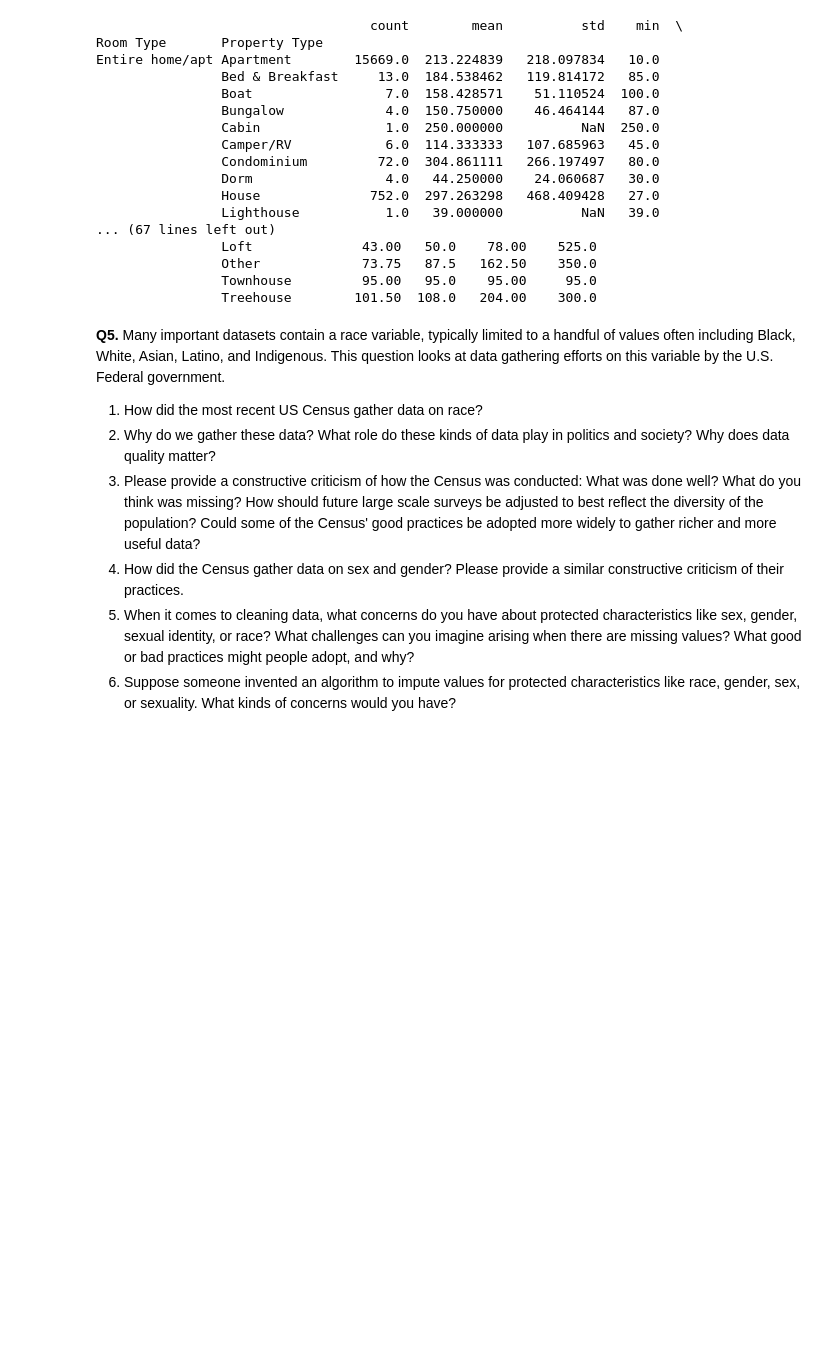
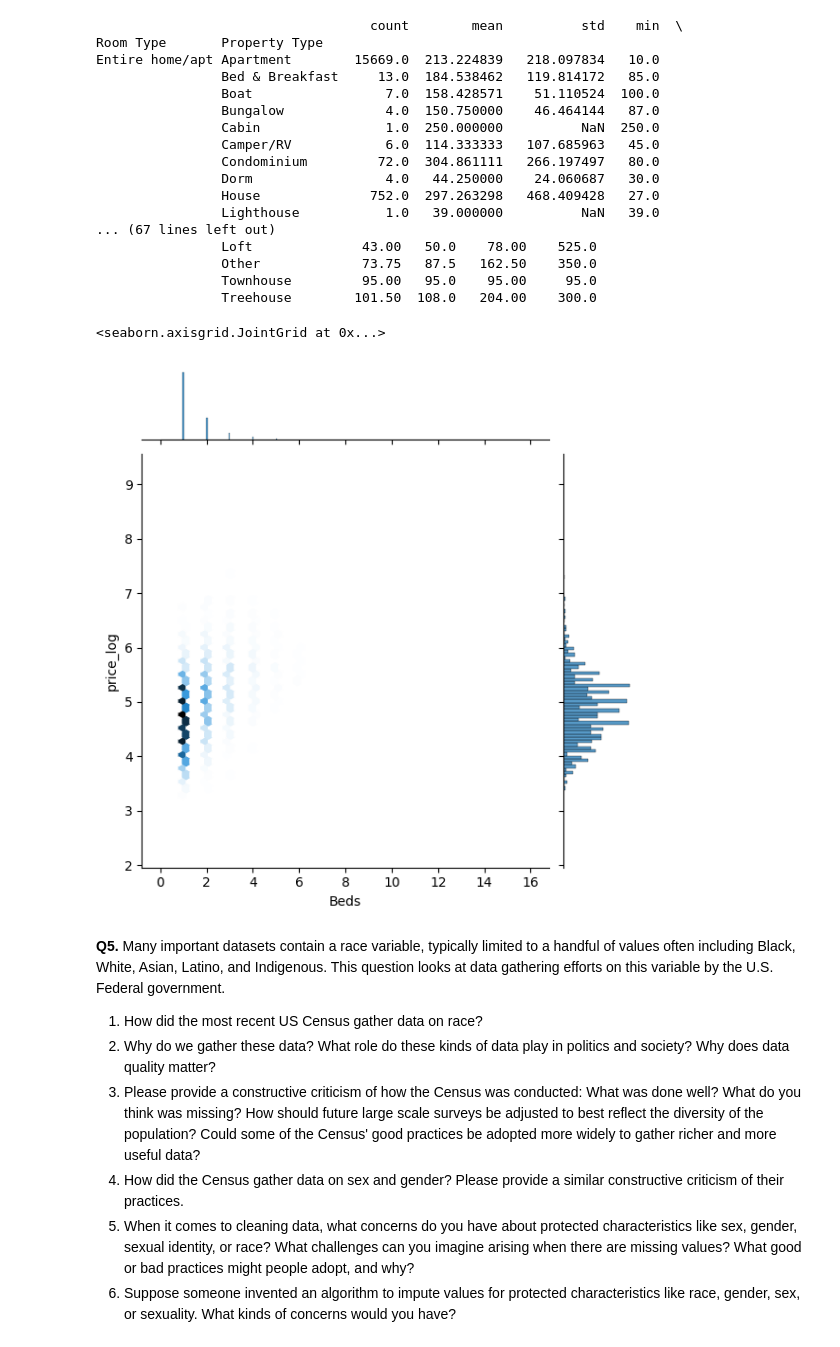
Before and after one commit to aniishap/assignment2, a Jupyter notebook: assignment2.ipynb, the cells around one changed output. Cells and saved outputs as stored; diff of their text form; code cells hidden in the pictures; blank space fills up the shorter version.

```diff
--- a/assignment2.ipynb
+++ b/assignment2.ipynb
@@ -412,6 +412,19 @@ Entire home/apt Apartment        15669.0  213.224839   218.097834   10.0
                 Other             73.75   87.5   162.50    350.0
                 Townhouse         95.00   95.0    95.00     95.0
                 Treehouse        101.50  108.0   204.00    300.0
+# %%
+# 7: jointplot with kind=hex
+sns.jointplot(x='Beds',y='price_log',data=df,kind='hex')
+
+# The data is more distributed around price log value 4-6, with most renters renting
+# 1 bed. Most of the data has renters renting 1-4 beds, but it decreases with the
+# more beds there are. It affects the way I think about the previous plots because
+# the scatterplots showed a large spread of the variety of bed count and types that are being
+# rented. I would have assumed the price_logs were well distributed, but the joint_plot
+# shows me that most people are renting at a price_log of 4 to 5.5 for 1 bed.
+# %% [output]
+<seaborn.axisgrid.JointGrid at 0x...>
+[figure, added]
 # %% [markdown]
 **Q5.** Many important datasets contain a race variable, typically limited to a handful of values often including Black, White, Asian, Latino, and Indigenous. This question looks at data gathering efforts on this variable by the U.S. Federal government.
 
```
